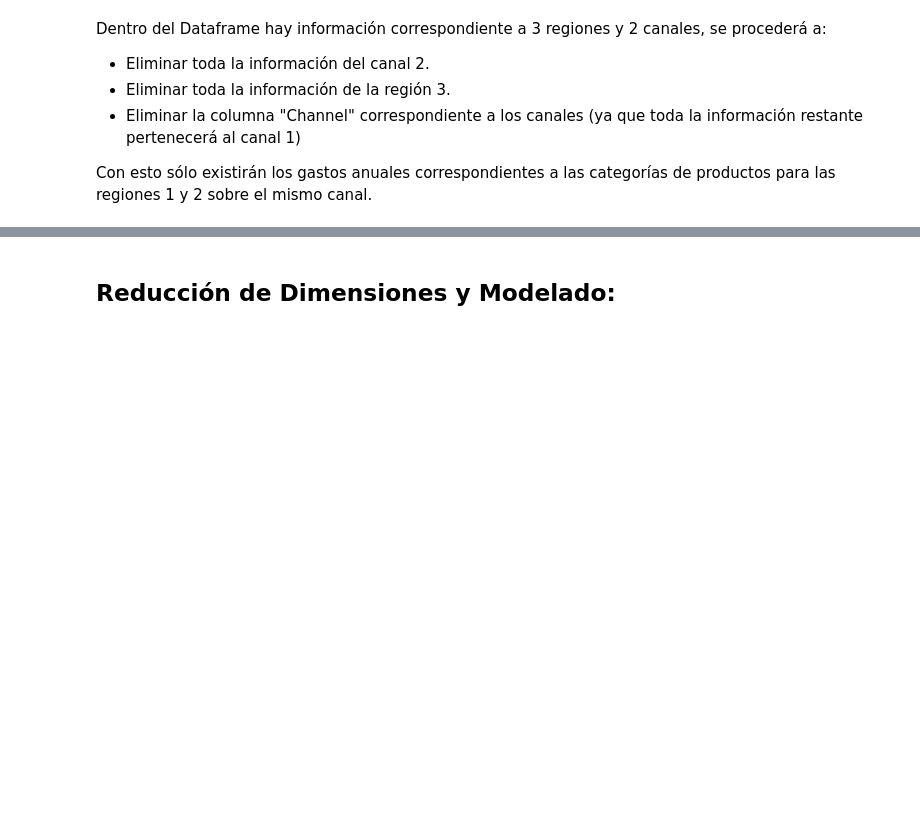
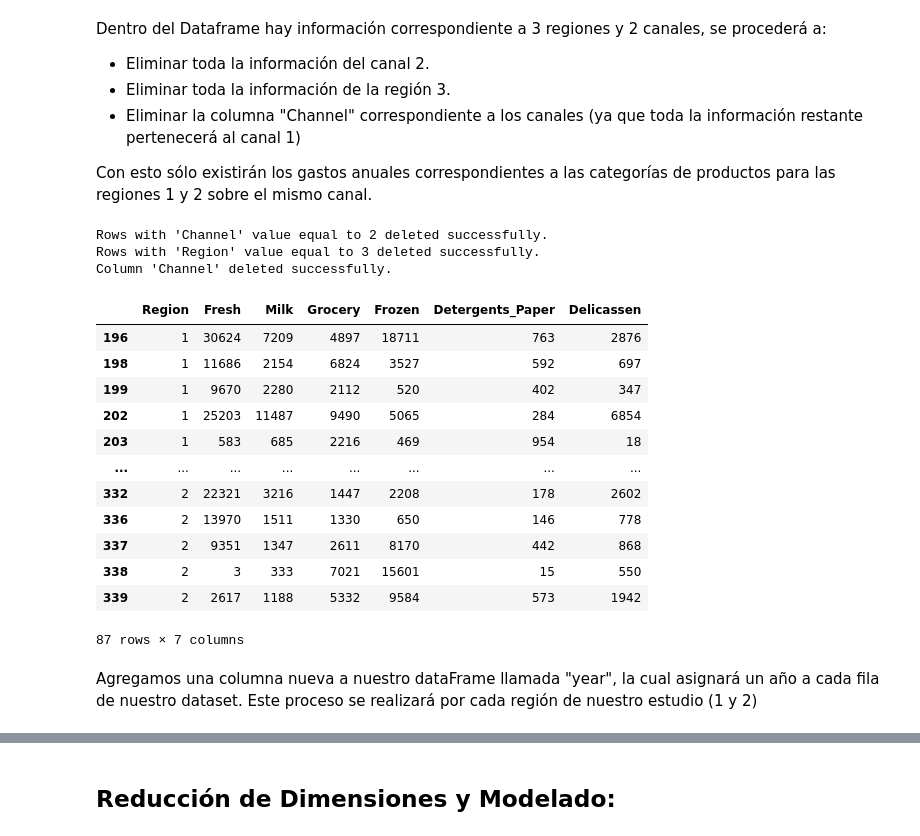
Before and after one commit to Tatoloops/PublicRepository, a Jupyter notebook: Python/Notebooks/Solemne_III.ipynb, the cells around one changed output, grey strips where cells are left out. Saved outputs shown, nothing was run; the diff lists cells and outputs as text; code cells hidden in the pictures; blank space fills up the shorter version.

```diff
--- a/Python/Notebooks/Solemne_III.ipynb
+++ b/Python/Notebooks/Solemne_III.ipynb
@@ -33,24 +37,42 @@ Con esto sólo existirán los gastos anuales correspondientes a las categorías
 # %%
 def delete_column(dataframe, column_name):
     if column_name in dataframe.columns:
         dataframe = dataframe.drop(column_name, axis=1)
         print(f"Column '{column_name}' deleted successfully.")
     else:
         print(f"Column '{column_name}' not found in the DataFrame.")
 
     return dataframe
 
 def delete_rows(dataframe,name,value):
-    name = "Channel"
     if name in dataframe.columns:
         rows_to_delete = dataframe[dataframe[name] == value].index
         dataframe = dataframe.drop(index=rows_to_delete)
         print(f"Rows with '{name}' value equal to {value} deleted successfully.")
     else:
         print(f"Column '{name}' not found in the DataFrame.")
 
     return dataframe
 
-delete_rows(dataFrame,"Channel",1)
-delete_rows(dataFrame,"Region",3)
+dataFrame = delete_rows(dataFrame,"Channel",2)
+dataFrame = delete_rows(dataFrame,"Region",3)
 delete_column(dataFrame,"Channel")
+# %% [output]
+Rows with 'Channel' value equal to 2 deleted successfully.
+Rows with 'Region' value equal to 3 deleted successfully.
+Column 'Channel' deleted successfully.
+|  | Region | Fresh | Milk | Grocery | Frozen | Detergents_Paper | Delicassen |
+| 196 | 1 | 30624 | 7209 | 4897 | 18711 | 763 | 2876 |
+| 198 | 1 | 11686 | 2154 | 6824 | 3527 | 592 | 697 |
+| 199 | 1 | 9670 | 2280 | 2112 | 520 | 402 | 347 |
+| 202 | 1 | 25203 | 11487 | 9490 | 5065 | 284 | 6854 |
+| 203 | 1 | 583 | 685 | 2216 | 469 | 954 | 18 |
+| ... | ... | ... | ... | ... | ... | ... | ... |
+| 332 | 2 | 22321 | 3216 | 1447 | 2208 | 178 | 2602 |
+| 336 | 2 | 13970 | 1511 | 1330 | 650 | 146 | 778 |
+| 337 | 2 | 9351 | 1347 | 2611 | 8170 | 442 | 868 |
+| 338 | 2 | 3 | 333 | 7021 | 15601 | 15 | 550 |
+| 339 | 2 | 2617 | 1188 | 5332 | 9584 | 573 | 1942 |
+87 rows × 7 columns
+# %% [markdown]
+Agregamos una columna nueva a nuestro dataFrame llamada "year", la cual asignará un año a cada fila de nuestro dataset. Este proceso se realizará por cada región de nuestro estudio (1 y 2)
```
Also changed, not shown: parts of 11 cells of this notebook.
